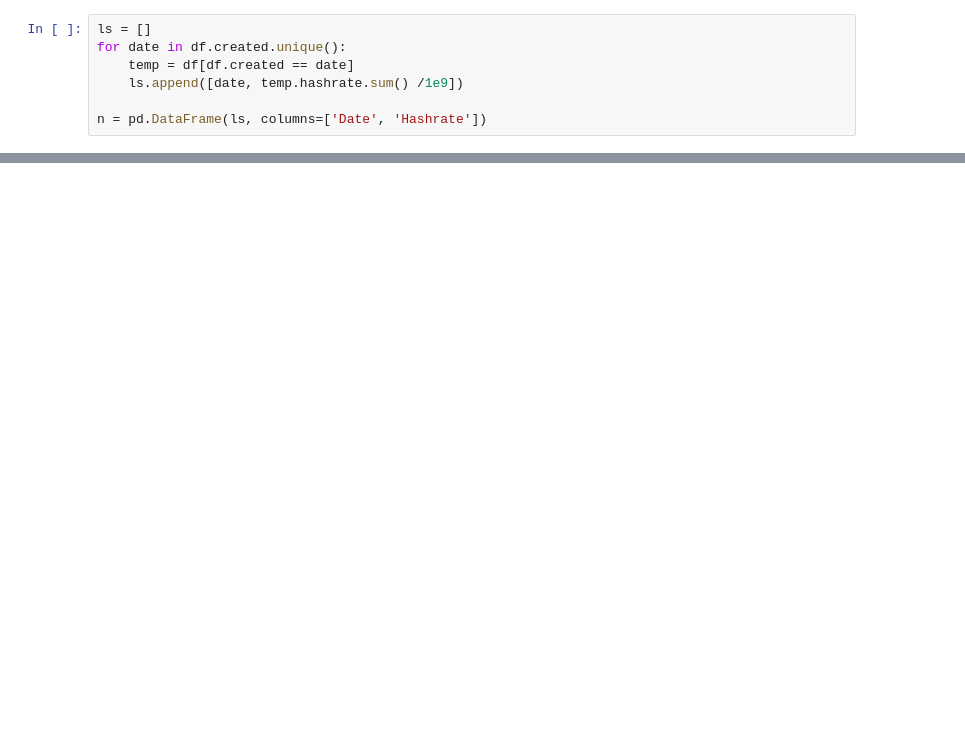
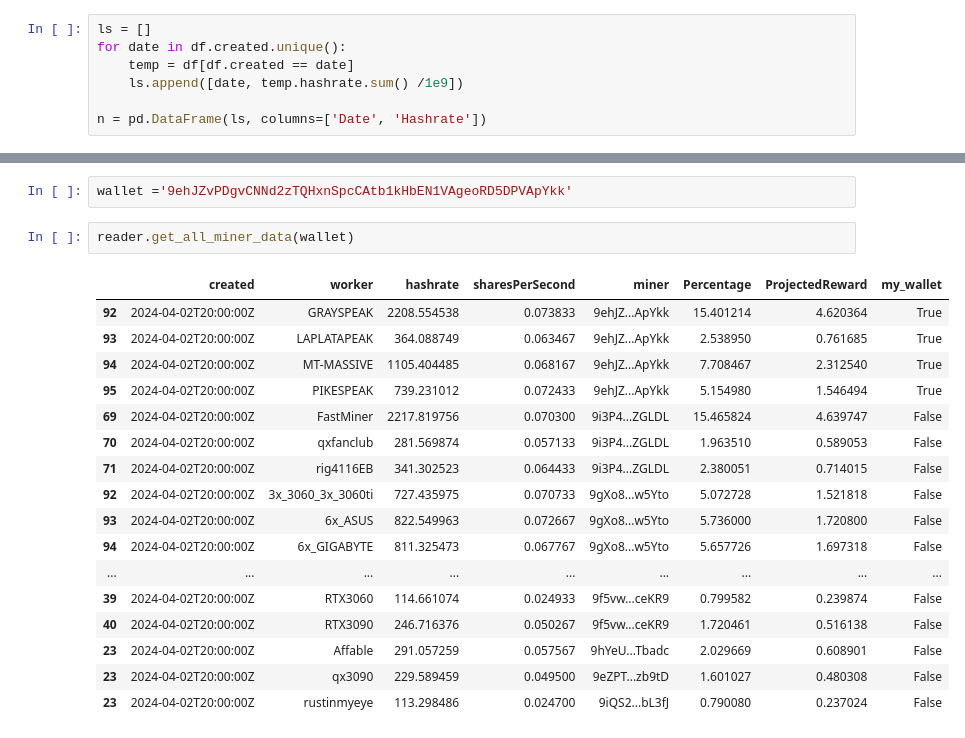
Before and after one commit to marctheshark3/sigmanaut-mining-pool-ui, a Jupyter notebook: prototype.ipynb, the cells around one changed output, grey strips where cells are left out. Cells and saved outputs as stored; diff of their text form; blank space fills up the shorter version.

```diff
--- a/prototype.ipynb
+++ b/prototype.ipynb
@@ -445,0 +506,22 @@ d
+# %%
+wallet ='9ehJZvPDgvCNNd2zTQHxnSpcCAtb1kHbEN1VAgeoRD5DPVApYkk'
+# %%
+reader.get_all_miner_data(wallet)
+# %% [output]
+|  | created | worker | hashrate | sharesPerSecond | miner | Percentage | ProjectedReward | my_wallet |
+| 92 | 2024-04-02T20:00:00Z | GRAYSPEAK | 2208.554538 | 0.073833 | 9ehJZ...ApYkk | 15.401214 | 4.620364 | True |
+| 93 | 2024-04-02T20:00:00Z | LAPLATAPEAK | 364.088749 | 0.063467 | 9ehJZ...ApYkk | 2.538950 | 0.761685 | True |
+| 94 | 2024-04-02T20:00:00Z | MT-MASSIVE | 1105.404485 | 0.068167 | 9ehJZ...ApYkk | 7.708467 | 2.312540 | True |
+| 95 | 2024-04-02T20:00:00Z | PIKESPEAK | 739.231012 | 0.072433 | 9ehJZ...ApYkk | 5.154980 | 1.546494 | True |
+| 69 | 2024-04-02T20:00:00Z | FastMiner | 2217.819756 | 0.070300 | 9i3P4...ZGLDL | 15.465824 | 4.639747 | False |
+| 70 | 2024-04-02T20:00:00Z | qxfanclub | 281.569874 | 0.057133 | 9i3P4...ZGLDL | 1.963510 | 0.589053 | False |
+| 71 | 2024-04-02T20:00:00Z | rig4116EB | 341.302523 | 0.064433 | 9i3P4...ZGLDL | 2.380051 | 0.714015 | False |
+| 92 | 2024-04-02T20:00:00Z | 3x_3060_3x_3060ti | 727.435975 | 0.070733 | 9gXo8...w5Yto | 5.072728 | 1.521818 | False |
+| 93 | 2024-04-02T20:00:00Z | 6x_ASUS | 822.549963 | 0.072667 | 9gXo8...w5Yto | 5.736000 | 1.720800 | False |
+| 94 | 2024-04-02T20:00:00Z | 6x_GIGABYTE | 811.325473 | 0.067767 | 9gXo8...w5Yto | 5.657726 | 1.697318 | False |
+| ... | ... | ... | ... | ... | ... | ... | ... | ... |
+| 39 | 2024-04-02T20:00:00Z | RTX3060 | 114.661074 | 0.024933 | 9f5vw...ceKR9 | 0.799582 | 0.239874 | False |
+| 40 | 2024-04-02T20:00:00Z | RTX3090 | 246.716376 | 0.050267 | 9f5vw...ceKR9 | 1.720461 | 0.516138 | False |
+| 23 | 2024-04-02T20:00:00Z | Affable | 291.057259 | 0.057567 | 9hYeU...Tbadc | 2.029669 | 0.608901 | False |
+| 23 | 2024-04-02T20:00:00Z | qx3090 | 229.589459 | 0.049500 | 9eZPT...zb9tD | 1.601027 | 0.480308 | False |
+| 23 | 2024-04-02T20:00:00Z | rustinmyeye | 113.298486 | 0.024700 | 9iQS2...bL3fJ | 0.790080 | 0.237024 | False |
```
Also changed, not shown: parts of 33 cells of this notebook, 5 other files.
